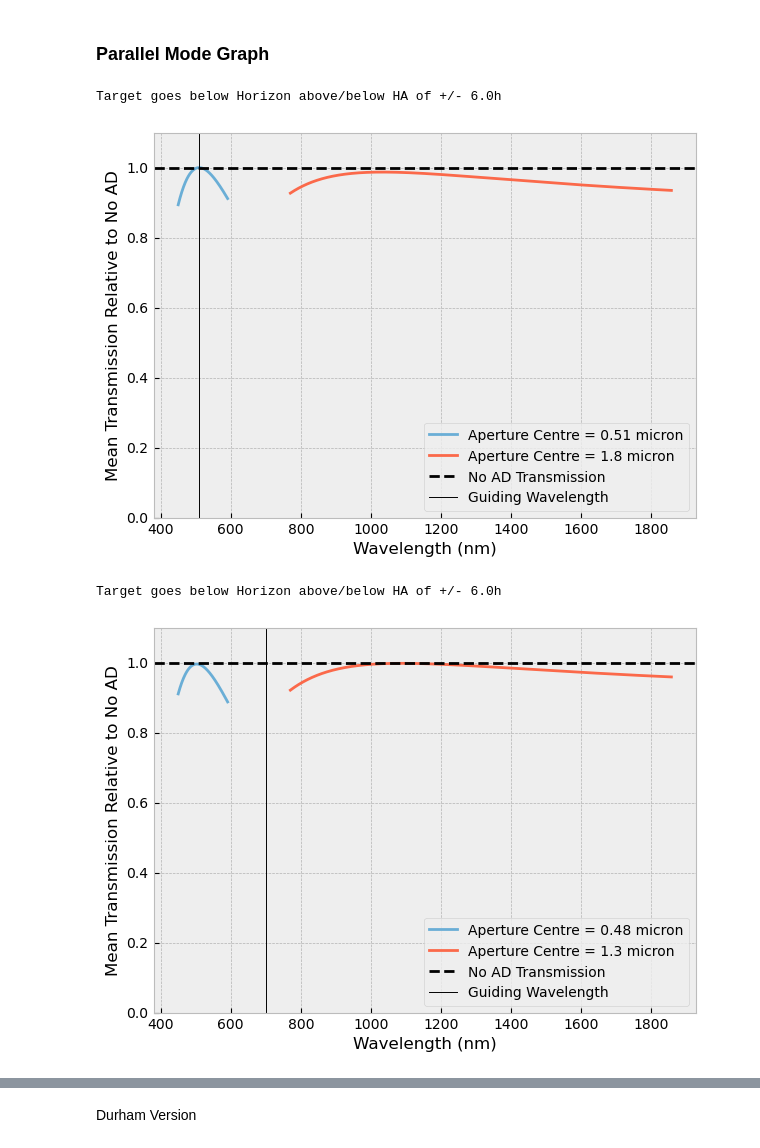
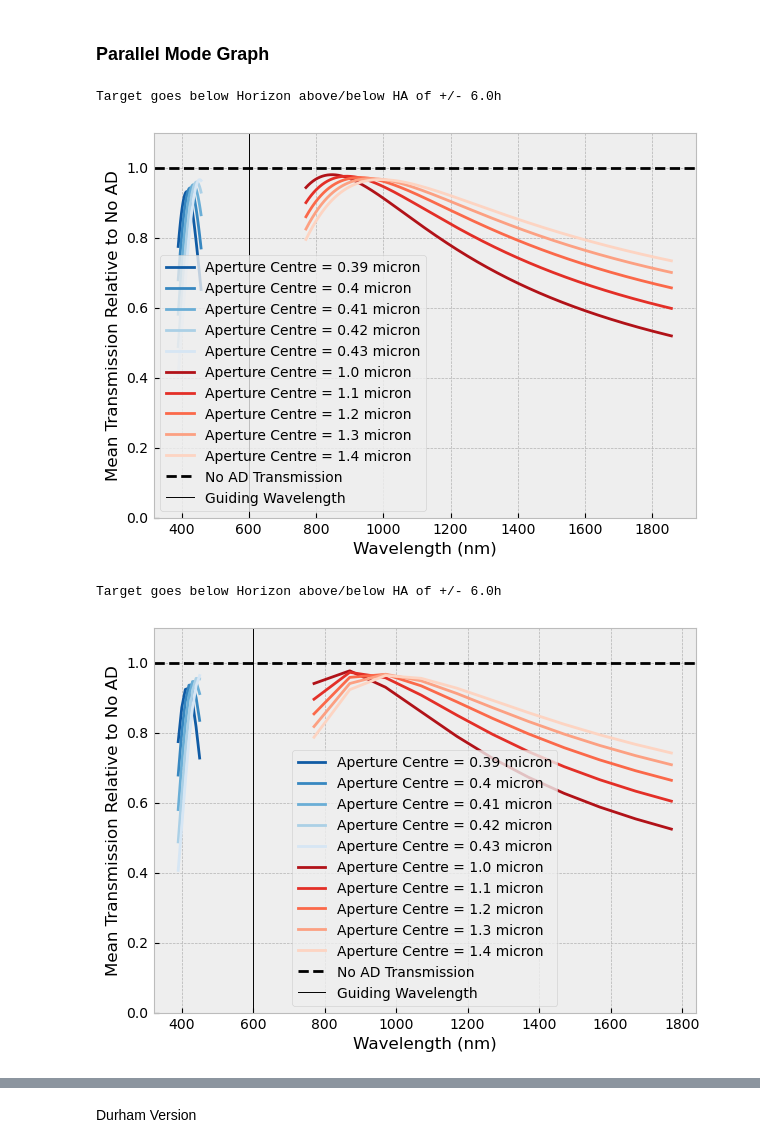
Before and after one commit to JamianStephan/MOSAIC-AD-Analysis, a Jupyter notebook: Main-Version/Integration Graphs.ipynb, the cells around one changed output, grey strips where cells are left out. Cells and saved outputs as stored; diff of their text form; code cells hidden in the pictures.

Commit message:
More integ tests - optimise parallel speed for opt

```diff
--- a/Main-Version/Integration Graphs.ipynb
+++ b/Main-Version/Integration Graphs.ipynb
@@ -174,7 +174,7 @@ Target goes below Horizon above/below HA of +/- 6.0h
 ### Parallel Mode Graph
 # %%
 #Following function plots integration transmission average for parallel observations
-def plot_integ_trans_parallel(VIS_fibres,NIR_fibres,VIS_mode,NIR_mode,guide,analysis,normalise="none",method="numerical moffat"):
+def plot_integ_trans_parallel(VIS_fibres,NIR_fibres,VIS_mode,NIR_mode,guide,analysis,normalise="none",method="numerical moffat",sample_val=[1*u.nm,1*u.nm],scale_val=0.01):
     weights_r = np.arange(0, len(NIR_fibres)+2)
     norm_r = mpl.colors.Normalize(vmin=min(weights_r), vmax=max(weights_r))
     cmap_red = mpl.cm.ScalarMappable(norm=norm_r, cmap=mpl.cm.Reds)
@@ -182,19 +182,19 @@ def plot_integ_trans_parallel(VIS_fibres,NIR_fibres,VIS_mode,NIR_mode,guide,anal
     norm_b = mpl.colors.Normalize(vmin=min(weights_b), vmax=max(weights_b))
     cmap_blue = mpl.cm.ScalarMappable(norm=norm_b, cmap=mpl.cm.Blues)
 
-    analysis.load_wave(VIS_mode[0],VIS_mode[1],VIS_mode[2],VIS_mode[3])
+    analysis.load_wave(VIS_mode[0],VIS_mode[1],VIS_mode[2],VIS_mode[3],sampling=sample_val[0])
     integ_transmissions=[]
 
     for fibre_val in VIS_fibres:
         analysis.calculate_shifts(fibrecentre_waveref = fibre_val,reposition=False, guide_waveref=guide)
-        analysis.calculate_transmissions(method=method)
+        analysis.calculate_transmissions(method=method,scale=scale_val)
         integ_transmission=observation_transmission(analysis.output_parameters)
         integ_transmissions.append(integ_transmission)
 
     for i in range(0,len(analysis.output_parameters['shifts'])):
         for o in range(0,len(analysis.output_parameters['shifts'][i])):
             analysis.output_parameters['shifts'][i][o]=0
-    analysis.calculate_transmissions(method=method)
+    analysis.calculate_transmissions(method=method,scale=scale_val)
     opt_transmission=observation_transmission(analysis.output_parameters)
 
     plt.figure(figsize=[7,5])
@@ -207,19 +207,19 @@ def plot_integ_trans_parallel(VIS_fibres,NIR_fibres,VIS_mode,NIR_mode,guide,anal
         for count,i in enumerate(integ_transmissions):
             plt.plot(analysis.output_parameters['wave_wavelengths'],np.array(i)/np.array(opt_transmission),label='Aperture Centre = {}'.format(VIS_fibres[count]),color=cmap_blue.to_rgba(len(VIS_fibres)-count))
 
-    analysis.load_wave(NIR_mode[0],NIR_mode[1],NIR_mode[2],NIR_mode[3])
+    analysis.load_wave(NIR_mode[0],NIR_mode[1],NIR_mode[2],NIR_mode[3],sampling=sample_val[1])
 
     integ_transmissions=[]
     for fibre_val in NIR_fibres:
         analysis.calculate_shifts(fibrecentre_waveref = fibre_val,reposition=False, guide_waveref=guide)
-        analysis.calculate_transmissions(method=method)
+        analysis.calculate_transmissions(method=method,scale=scale_val)
         integ_transmission=observation_transmission(analysis.output_parameters)
         integ_transmissions.append(integ_transmission)
 
     for i in range(0,len(analysis.output_parameters['shifts'])):
         for o in range(0,len(analysis.output_parameters['shifts'][i])):
             analysis.output_parameters['shifts'][i][o]=0
-    analysis.calculate_transmissions(method=method)
+    analysis.calculate_transmissions(method=method,scale=scale_val)
     opt_transmission=observation_transmission(analysis.output_parameters)
 
 
@@ -247,18 +247,19 @@ def plot_integ_trans_parallel(VIS_fibres,NIR_fibres,VIS_mode,NIR_mode,guide,anal
 # %%
 analysis=AD_analysis()
 
-analysis.load_airmasses(HA_range=np.linspace(1,2,21),targ_dec=0*u.deg)
+analysis.load_airmasses(HA_range=np.linspace(3,4,21),targ_dec=0*u.deg)
 
-plot_integ_trans_parallel([0.51]*u.micron,[1.8]*u.micron,["LR","VIS","V","V"],["LR","NIR","IY","H"],.51*u.micron,analysis,normalise="no AD")
+plot_integ_trans_parallel([0.39,.4,.41,.42,.43]*u.micron,[1,1.1,1.2,1.3,1.4]*u.micron,["LR","VIS","B","B"],["LR","NIR","IY","H"],.6*u.micron,analysis,normalise="no AD",method="numerical moffat",sample_val=[1*u.nm,1*u.nm],scale_val=0.01)
 # %% [output]
 Target goes below Horizon above/below HA of +/- 6.0h
-[figure, old version]
+[figure, new version]
 # %%
+
 analysis=AD_analysis()
 
-analysis.load_airmasses(HA_range=np.linspace(1,2,21),targ_dec=0*u.deg)
+analysis.load_airmasses(HA_range=np.linspace(3,4,21),targ_dec=0*u.deg)
 
-plot_integ_trans_parallel([0.48]*u.micron,[1.3]*u.micron,["LR","VIS","V","V"],["LR","NIR","IY","H"],.7*u.micron,analysis,normalise="no AD")
+plot_integ_trans_parallel([0.39,.4,.41,.42,.43]*u.micron,[1,1.1,1.2,1.3,1.4]*u.micron,["LR","VIS","B","B"],["LR","NIR","IY","H"],.6*u.micron,analysis,normalise="no AD",method="numerical moffat",sample_val=[10*u.nm,100*u.nm],scale_val=0.1)
 # %% [output]
 Target goes below Horizon above/below HA of +/- 6.0h
-[figure, old version]
+[figure, new version]
```
Also changed, not shown: parts of 1 cell of this notebook.
